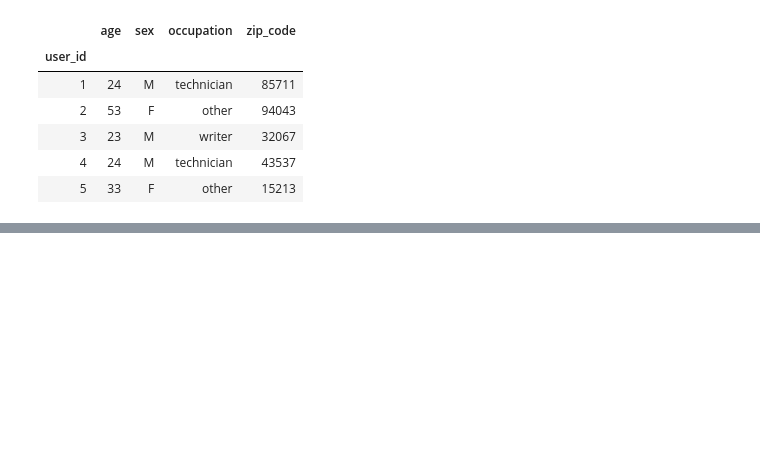
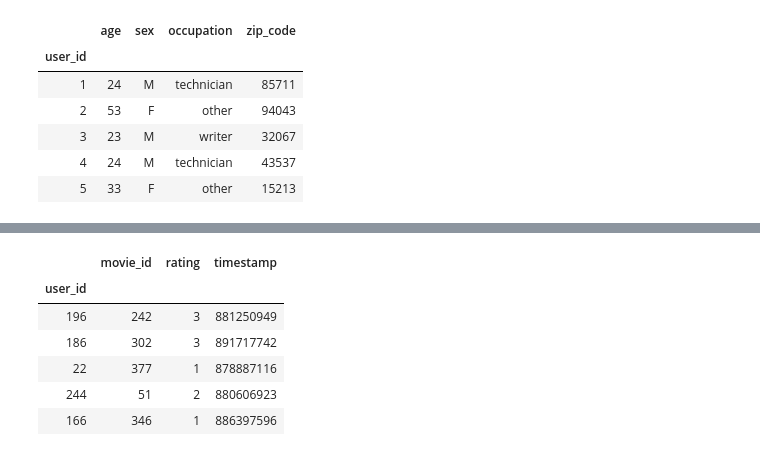
Before and after one commit to znulll/ROWILT, a Jupyter notebook: Recommendation/Personalized rec-sys using Python/Ch2_recsys_basic.ipynb, the cells around one changed output, grey strips where cells are left out. Saved outputs shown, nothing was run; the diff lists cells and outputs as text; code cells hidden in the pictures; blank space fills up the shorter version.

```diff
--- a/Recommendation/Personalized rec-sys using Python/Ch2_recsys_basic.ipynb
+++ b/Recommendation/Personalized rec-sys using Python/Ch2_recsys_basic.ipynb
@@ -25,0 +42,15 @@ users.head()
+# %%
+# rating information
+
+r_cols = ['user_id', 'movie_id', 'rating', 'timestamp']
+ratings = pd.read_csv(data_dir+'u.data', sep='\t', names=r_cols, encoding='latin-1')
+ratings = ratings.set_index('user_id')
+ratings.head()
+# %% [output]
+|  | movie_id | rating | timestamp |
+| user_id |  |  |  |
+| 196 | 242 | 3 | 881250949 |
+| 186 | 302 | 3 | 891717742 |
+| 22 | 377 | 1 | 878887116 |
+| 244 | 51 | 2 | 880606923 |
+| 166 | 346 | 1 | 886397596 |
```
Also changed, not shown: parts of 26 cells of this notebook, 1 other file.
